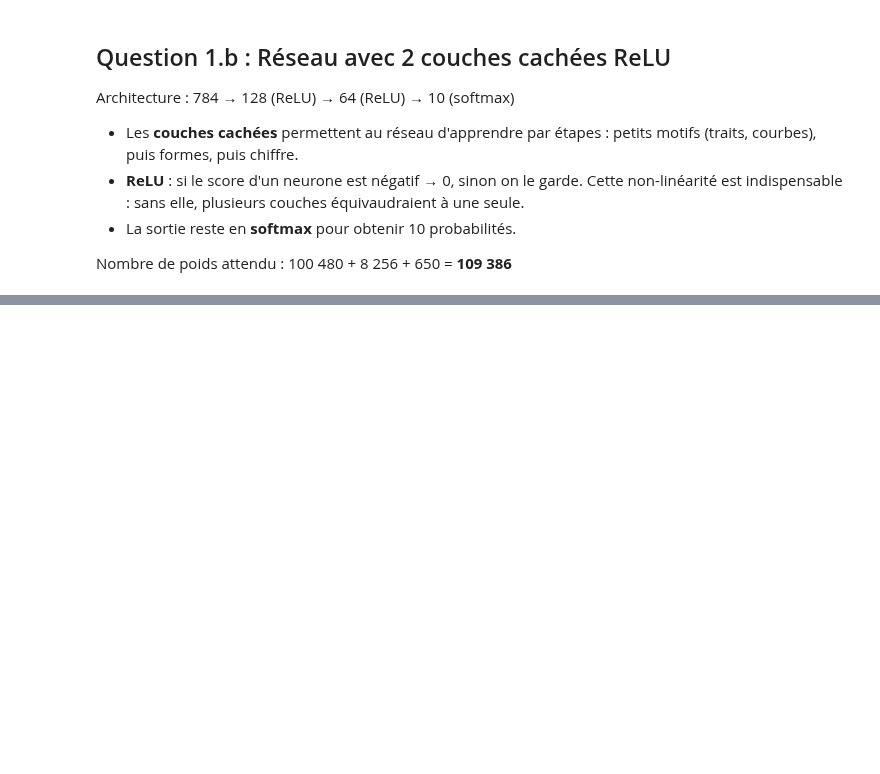
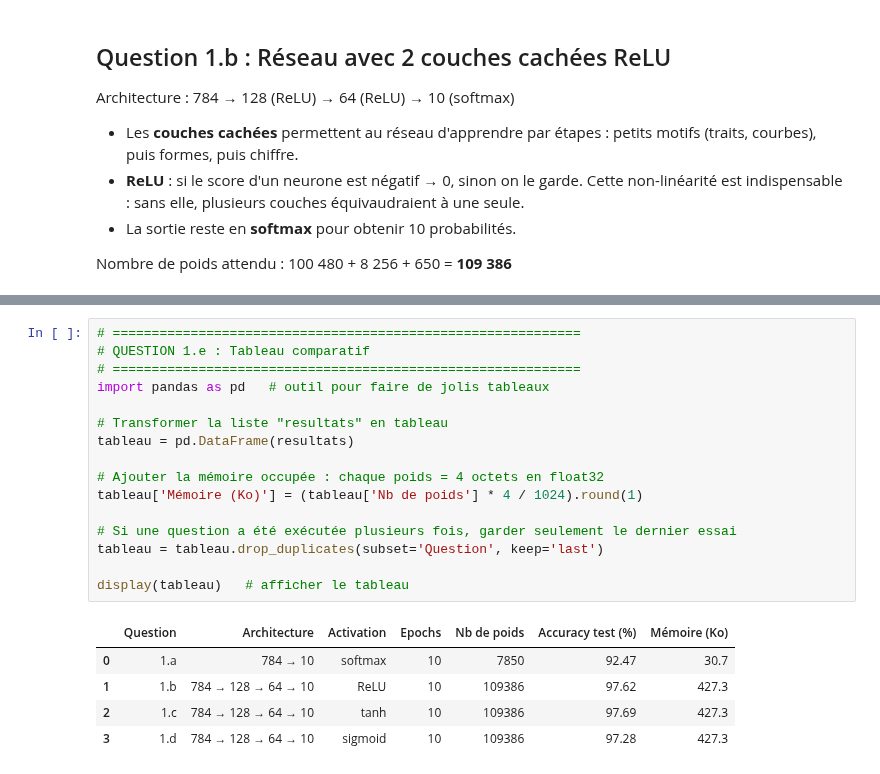
Before and after one commit to ahmetiejub/IA-embarque, a Jupyter notebook: TP1_MNIST/TP1_MNIST.ipynb, the cells around one changed output, grey strips where cells are left out. Saved outputs shown, nothing was run; the diff lists cells and outputs as text; blank space fills up the shorter version.

```diff
--- a/TP1_MNIST/TP1_MNIST.ipynb
+++ b/TP1_MNIST/TP1_MNIST.ipynb
@@ -269,0 +459,22 @@ Modèle sauvegardé dans models/
+# %%
+# ============================================================
+# QUESTION 1.e : Tableau comparatif
+# ============================================================
+import pandas as pd   # outil pour faire de jolis tableaux
+
+# Transformer la liste "resultats" en tableau
+tableau = pd.DataFrame(resultats)
+
+# Ajouter la mémoire occupée : chaque poids = 4 octets en float32
+tableau['Mémoire (Ko)'] = (tableau['Nb de poids'] * 4 / 1024).round(1)
+
+# Si une question a été exécutée plusieurs fois, garder seulement le dernier essai
+tableau = tableau.drop_duplicates(subset='Question', keep='last')
+
+display(tableau)   # afficher le tableau
+# %% [output]
+|  | Question | Architecture | Activation | Epochs | Nb de poids | Accuracy test (%) | Mémoire (Ko) |
+| 0 | 1.a | 784 → 10 | softmax | 10 | 7850 | 92.47 | 30.7 |
+| 1 | 1.b | 784 → 128 → 64 → 10 | ReLU | 10 | 109386 | 97.62 | 427.3 |
+| 2 | 1.c | 784 → 128 → 64 → 10 | tanh | 10 | 109386 | 97.69 | 427.3 |
+| 3 | 1.d | 784 → 128 → 64 → 10 | sigmoid | 10 | 109386 | 97.28 | 427.3 |
```
Also changed, not shown: parts of 10 cells of this notebook.
